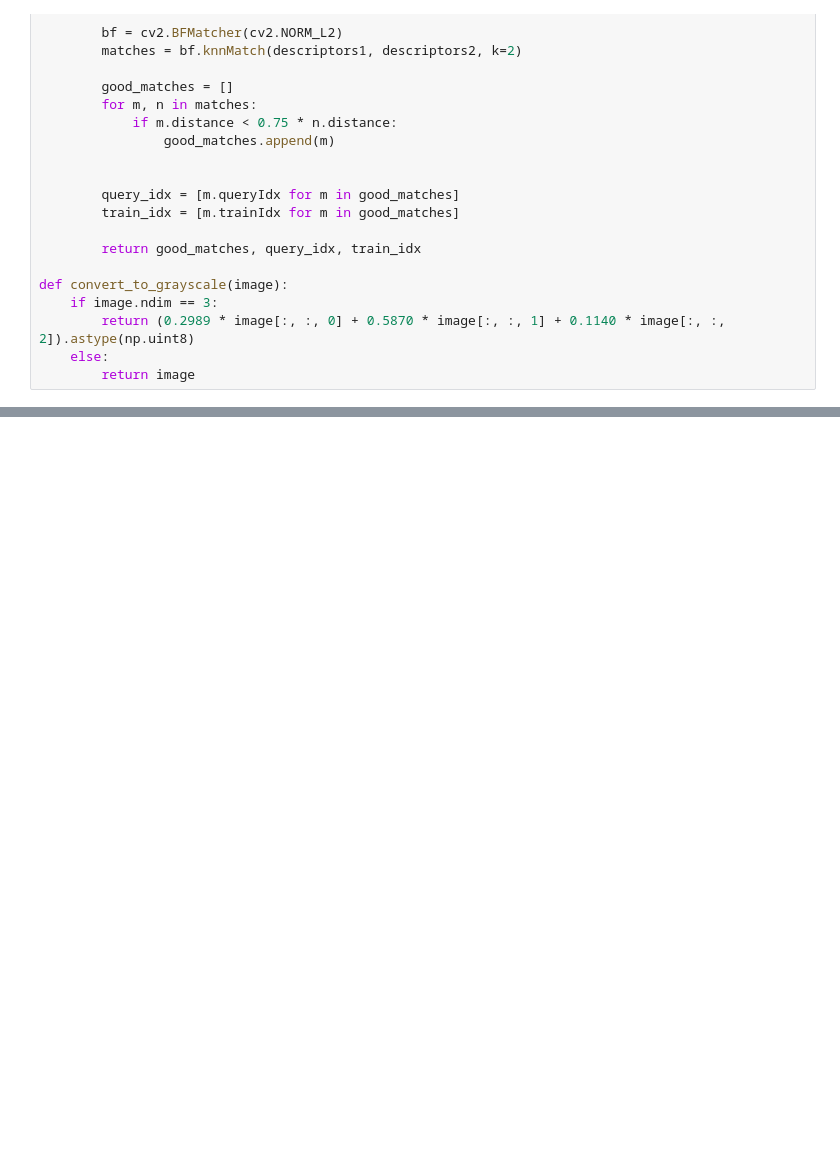
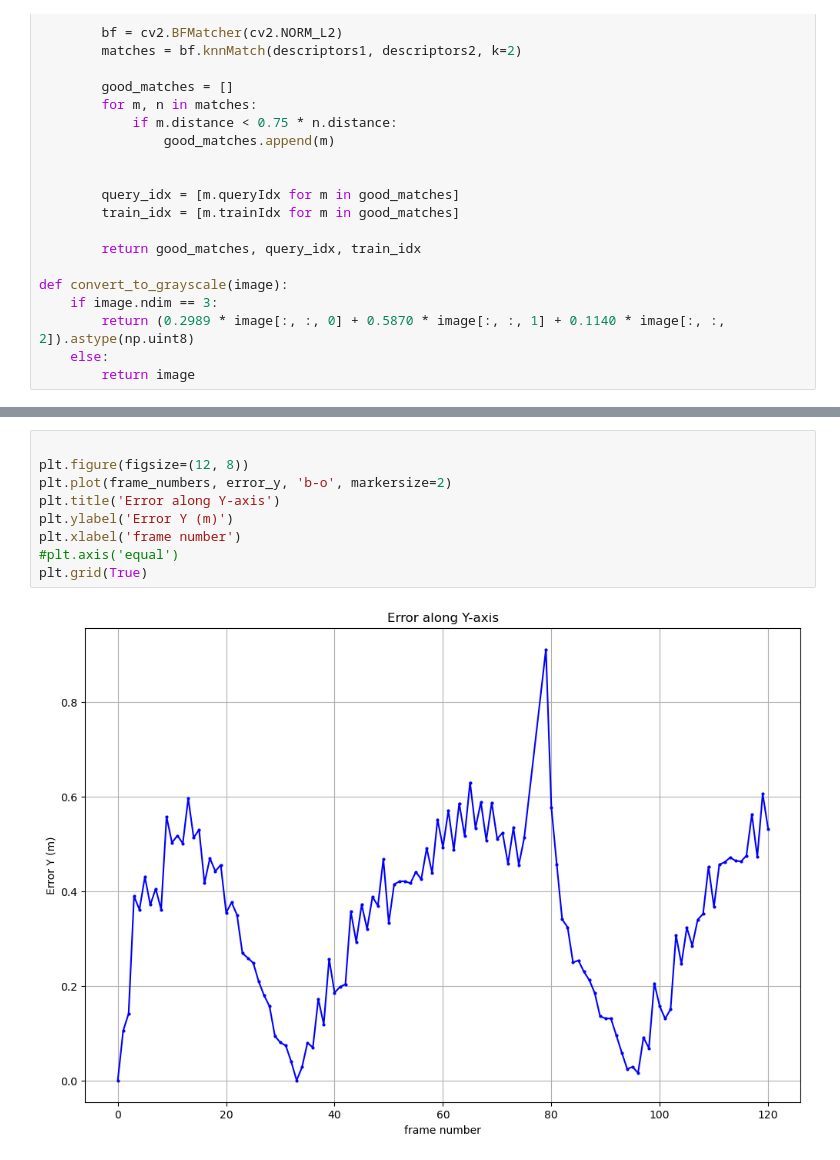
Before and after one commit to leroDipper/mono_vo, a Jupyter notebook: load_data.ipynb, the cells around one changed output, grey strips where cells are left out. Drawn from its saved outputs; the diff is of its cells as text; blank space fills up the shorter version.

```diff
--- a/load_data.ipynb
+++ b/load_data.ipynb
@@ -233,0 +229,11 @@ plt.show()
+# %%
+
+plt.figure(figsize=(12, 8))
+plt.plot(frame_numbers, error_y, 'b-o', markersize=2)
+plt.title('Error along Y-axis')
+plt.ylabel('Error Y (m)')
+plt.xlabel('frame number')
+#plt.axis('equal')
+plt.grid(True)
+# %% [output]
+[figure, added]
```
Also changed, not shown: parts of 6 cells of this notebook, 16 other files.
